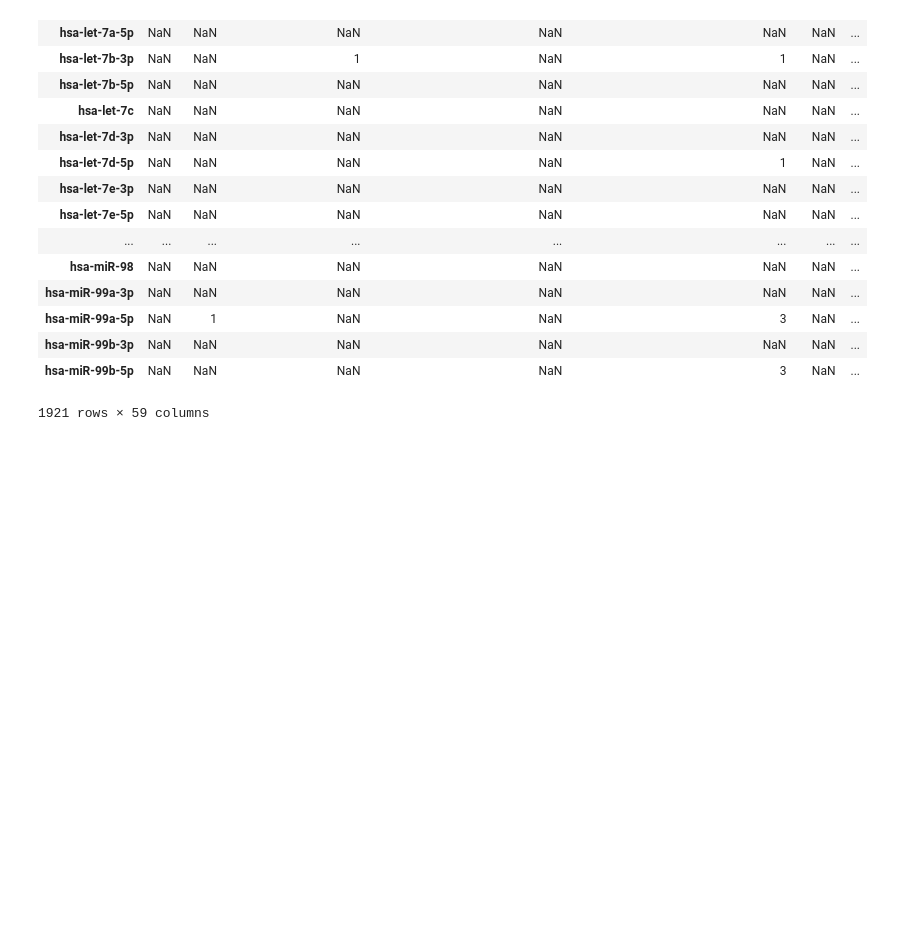
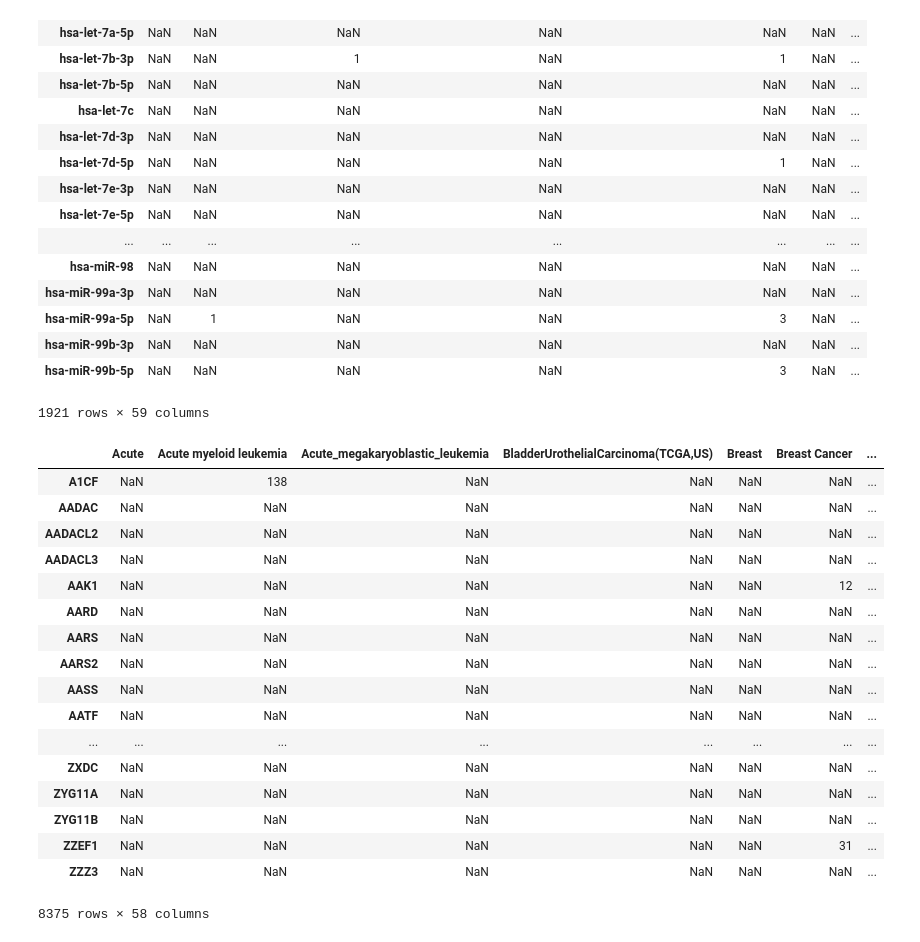
Before and after one commit to choyichen/tcga-mir-rewire, a Jupyter notebook: hw9/hw9.ipynb, the cells around one changed output. Cells and saved outputs as stored; diff of their text form; code cells hidden in the pictures; blank space fills up the shorter version.

```diff
--- a/hw9/hw9.ipynb
+++ b/hw9/hw9.ipynb
@@ -420,3 +420,41 @@ fdisrupted
 1921 rows × 59 columns
 # %%
 fdisrupted.to_excel("miRNAdisruptedcounts.xls")
+# %%
+type2dict2 = {}
+for i,j in type2created.items():
+    type2dict2[i] = Counter()
+    for idx, row in type2df[i].iterrows():
+        if row["Targetsiteclass"] == "Created" or "Disrupted":
+            type2dict2[i][row["Genesymbol"]] += 1
+
+type2series2 = {}
+for k,l in type2dict2.items():
+    values = []
+    indexes = []
+    for m,n in type2dict2[k].items():
+        values.append(n)
+        indexes.append(m)
+    type2series2[k] = pd.Series(values, index = indexes)
+
+ftotal = pd.DataFrame(type2series2)
+ftotal
+# %% [output]
+|  | Acute | Acute myeloid leukemia | Acute_megakaryoblastic_leukemia | BladderUrothelialCarcinoma(TCGA,US) | Breast | Breast Cancer | ... |
+| A1CF | NaN | 138 | NaN | NaN | NaN | NaN | ... |
+| AADAC | NaN | NaN | NaN | NaN | NaN | NaN | ... |
+| AADACL2 | NaN | NaN | NaN | NaN | NaN | NaN | ... |
+| AADACL3 | NaN | NaN | NaN | NaN | NaN | NaN | ... |
+| AAK1 | NaN | NaN | NaN | NaN | NaN | 12 | ... |
+| AARD | NaN | NaN | NaN | NaN | NaN | NaN | ... |
+| AARS | NaN | NaN | NaN | NaN | NaN | NaN | ... |
+| AARS2 | NaN | NaN | NaN | NaN | NaN | NaN | ... |
+| AASS | NaN | NaN | NaN | NaN | NaN | NaN | ... |
+| AATF | NaN | NaN | NaN | NaN | NaN | NaN | ... |
+| ... | ... | ... | ... | ... | ... | ... | ... |
+| ZXDC | NaN | NaN | NaN | NaN | NaN | NaN | ... |
+| ZYG11A | NaN | NaN | NaN | NaN | NaN | NaN | ... |
+| ZYG11B | NaN | NaN | NaN | NaN | NaN | NaN | ... |
+| ZZEF1 | NaN | NaN | NaN | NaN | NaN | 31 | ... |
+| ZZZ3 | NaN | NaN | NaN | NaN | NaN | NaN | ... |
+8375 rows × 58 columns
```
Also changed, not shown: parts of 4 cells of this notebook, 25 other files.
